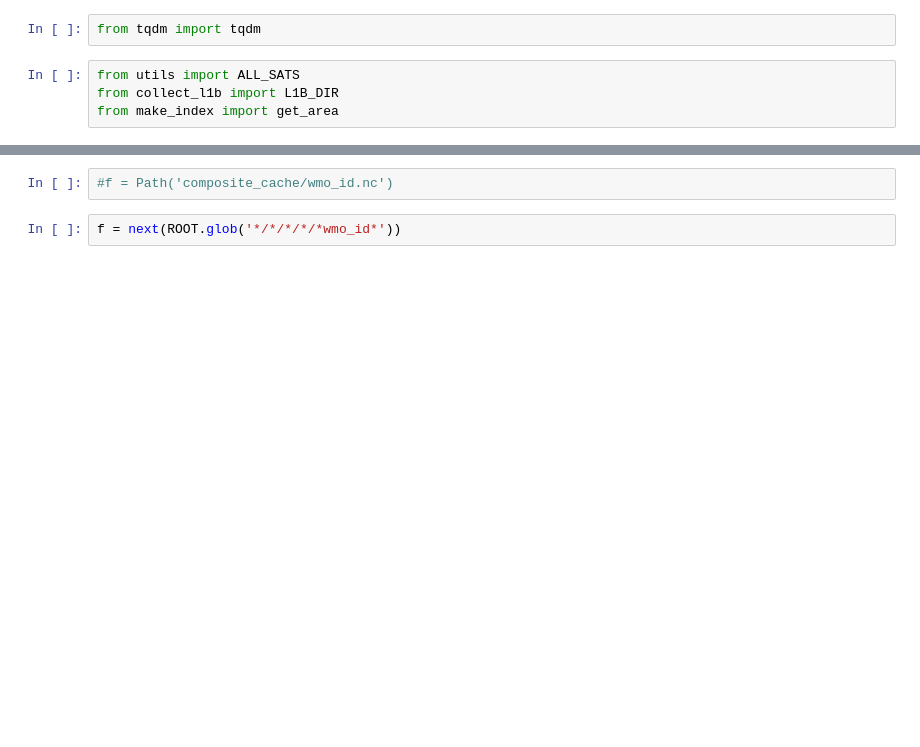
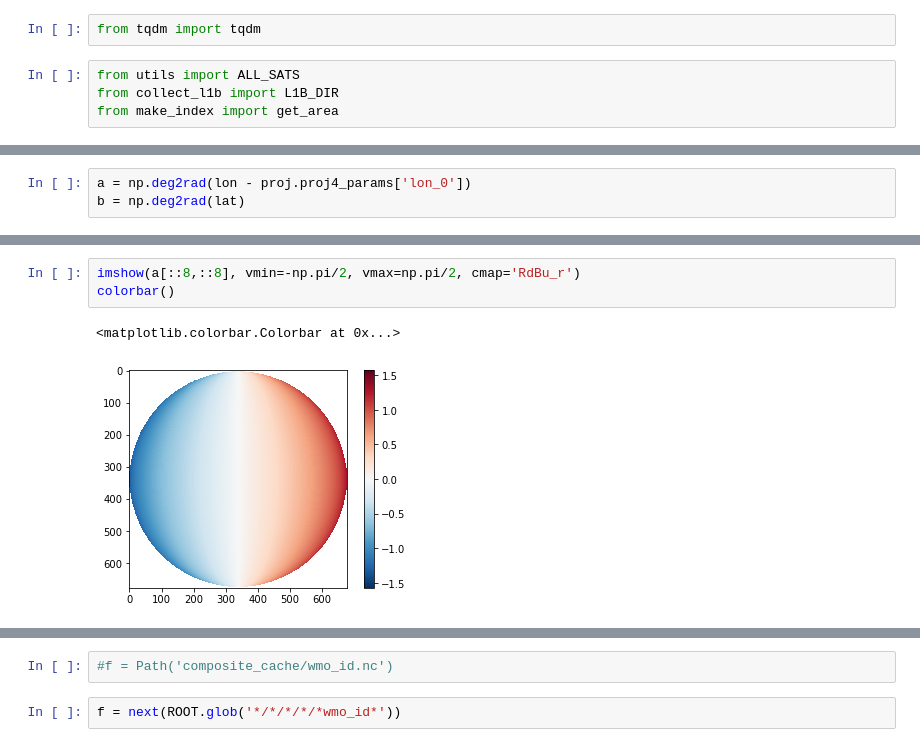
Before and after one commit to CodaP/isccp_l1g_prototype, a Jupyter notebook: notebooks/satellite_azimuth.ipynb, the cells around one changed output, grey strips where cells are left out. Saved outputs shown, nothing was run; the diff lists cells and outputs as text; blank space fills up the shorter version.

```diff
--- a/notebooks/satellite_azimuth.ipynb
+++ b/notebooks/satellite_azimuth.ipynb
@@ -24,0 +43,3 @@ from make_index import get_area
+# %%
+a = np.deg2rad(lon - proj.proj4_params['lon_0'])
+b = np.deg2rad(lat)
@@ -24,0 +53,6 @@ from make_index import get_area
+# %%
+imshow(a[::8,::8], vmin=-np.pi/2, vmax=np.pi/2, cmap='RdBu_r')
+colorbar()
+# %% [output]
+<matplotlib.colorbar.Colorbar at 0x...>
+[figure, added]
```
Also changed, not shown: parts of 5 cells of this notebook, 13 other files.
